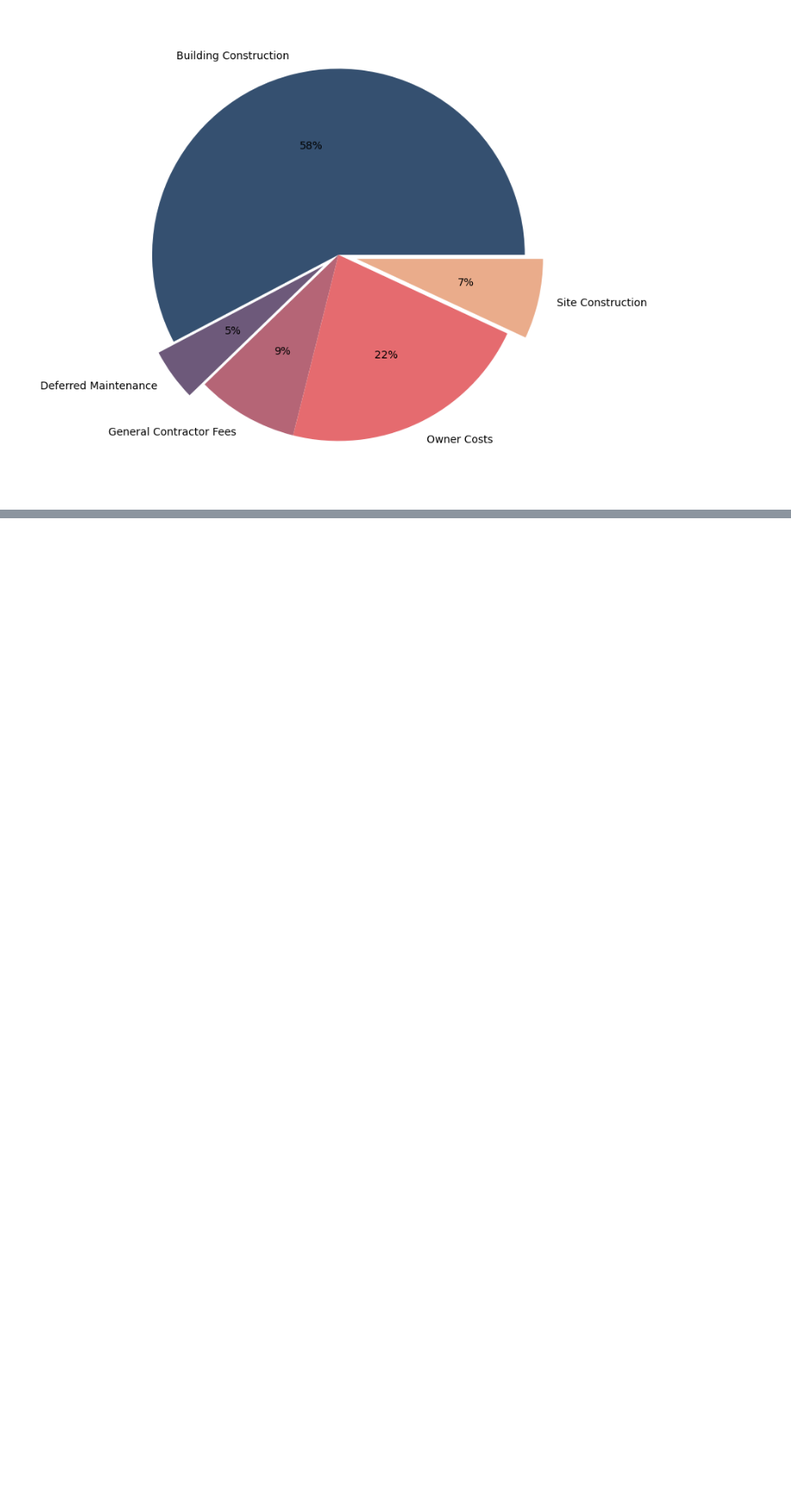
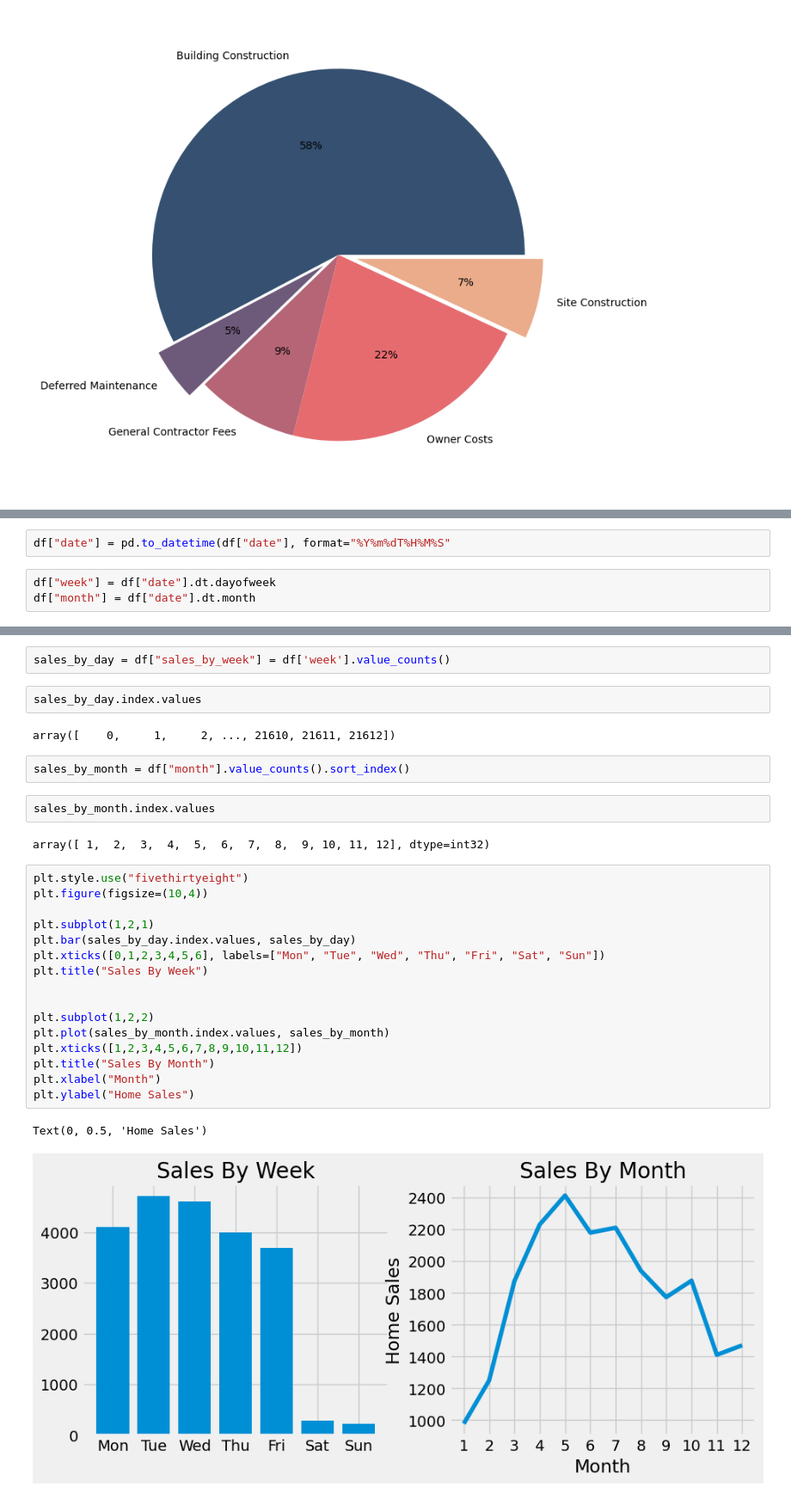
Before and after one commit to gurnamsingh11/data_visualization, a Jupyter notebook: 01_Matplotlib.ipynb, the cells around one changed output, grey strips where cells are left out. Shown at 86% size. Drawn from its saved outputs; the diff is of its cells as text; blank space fills up the shorter version.

```diff
--- a/01_Matplotlib.ipynb
+++ b/01_Matplotlib.ipynb
@@ -589,0 +658,5 @@ plt.pie(costs,labels=labels,colors=colors,autopct="%1.0f%%",explode=(0,0.1,0,0,0
+# %%
+df["date"] = pd.to_datetime(df["date"], format="%Y%m%dT%H%M%S"
+# %%
+df["week"] = df["date"].dt.dayofweek
+df["month"] = df["date"].dt.month
@@ -589,0 +681,31 @@ plt.pie(costs,labels=labels,colors=colors,autopct="%1.0f%%",explode=(0,0.1,0,0,0
+# %%
+sales_by_day = df["sales_by_week"] = df['week'].value_counts()
+# %%
+sales_by_day.index.values
+# %% [output]
+array([    0,     1,     2, ..., 21610, 21611, 21612])
+# %%
+sales_by_month = df["month"].value_counts().sort_index()
+# %%
+sales_by_month.index.values
+# %% [output]
+array([ 1,  2,  3,  4,  5,  6,  7,  8,  9, 10, 11, 12], dtype=int32)
+# %%
+plt.style.use("fivethirtyeight")
+plt.figure(figsize=(10,4))
+
+plt.subplot(1,2,1)
+plt.bar(sales_by_day.index.values, sales_by_day)
+plt.xticks([0,1,2,3,4,5,6], labels=["Mon", "Tue", "Wed", "Thu", "Fri", "Sat", "Sun"])
+plt.title("Sales By Week")
+
+
+plt.subplot(1,2,2)
+plt.plot(sales_by_month.index.values, sales_by_month)
+plt.xticks([1,2,3,4,5,6,7,8,9,10,11,12])
+plt.title("Sales By Month")
+plt.xlabel("Month")
+plt.ylabel("Home Sales")
+# %% [output]
+Text(0, 0.5, 'Home Sales')
+[figure, added]
```
Also changed, not shown: parts of 9 cells of this notebook.
